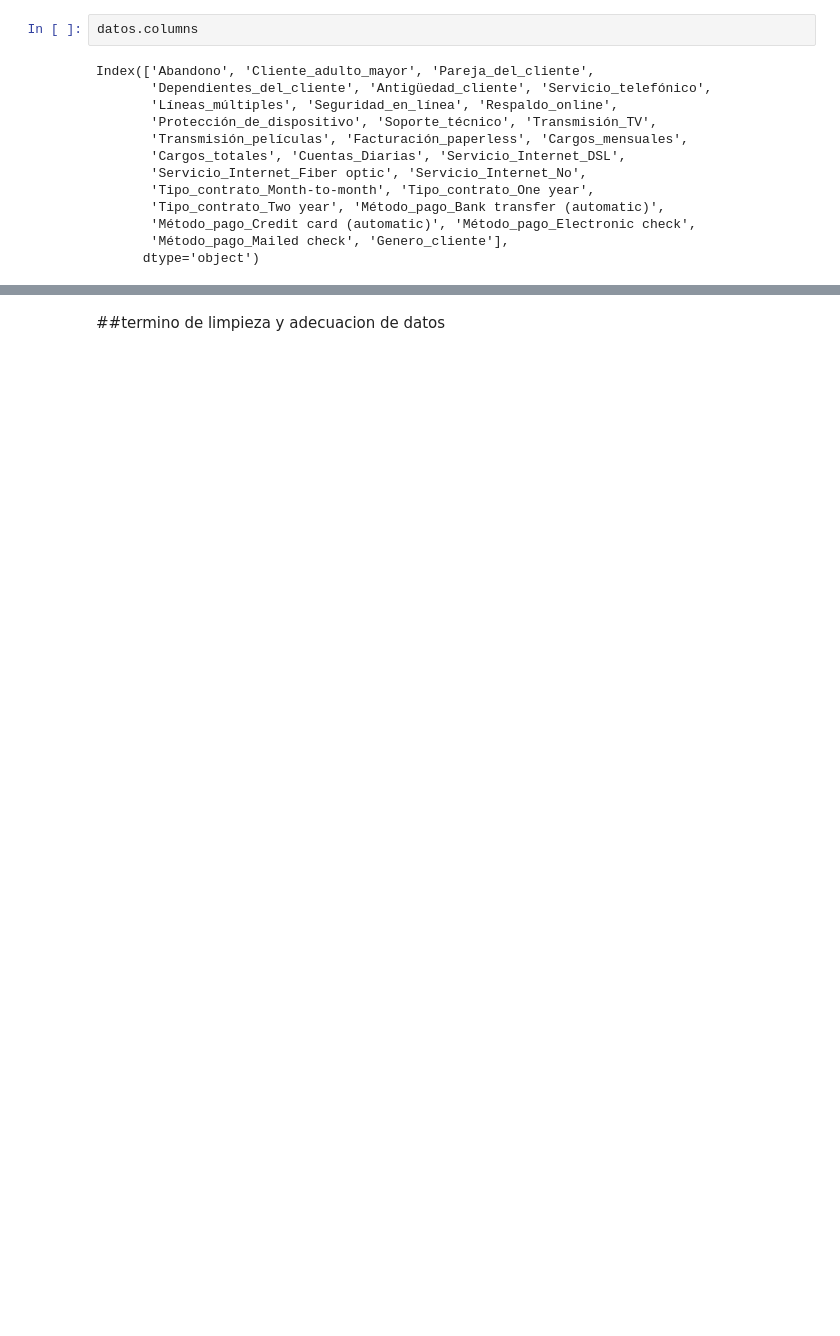
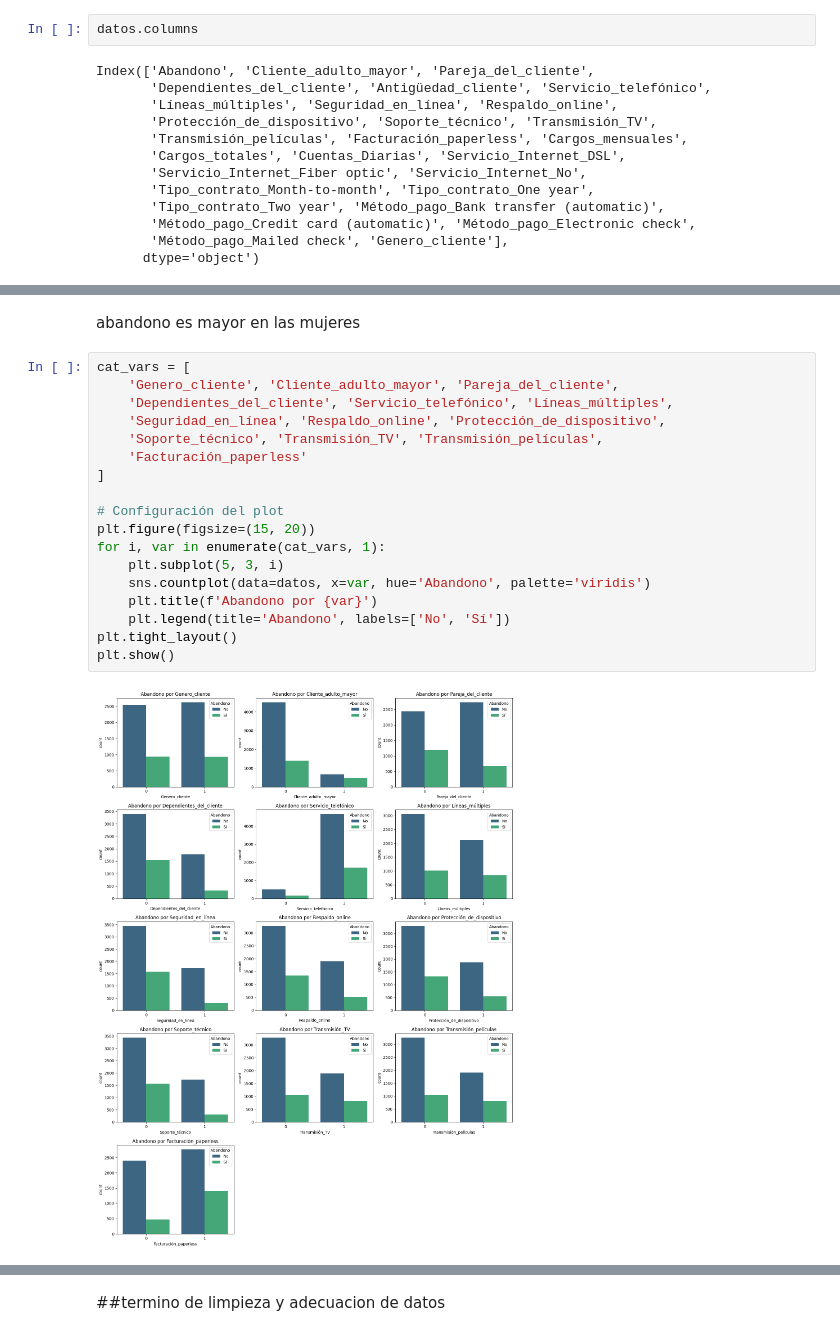
Before and after one commit to Brianbrowncoopman/telecom_X_2, a Jupyter notebook: Telecom_X_2.ipynb, the cells around one changed output, grey strips where cells are left out. Drawn from its saved outputs; the diff is of its cells as text; blank space fills up the shorter version.

```diff
--- a/Telecom_X_2.ipynb
+++ b/Telecom_X_2.ipynb
@@ -367,0 +436,22 @@ Name: count, dtype: int64
+# %% [markdown]
+abandono es mayor en las mujeres
+# %%
+cat_vars = [
+    'Genero_cliente', 'Cliente_adulto_mayor', 'Pareja_del_cliente',
+    'Dependientes_del_cliente', 'Servicio_telefónico', 'Líneas_múltiples',
+    'Seguridad_en_línea', 'Respaldo_online', 'Protección_de_dispositivo',
+    'Soporte_técnico', 'Transmisión_TV', 'Transmisión_películas',
+    'Facturación_paperless'
+]
+
+# Configuración del plot
+plt.figure(figsize=(15, 20))
+for i, var in enumerate(cat_vars, 1):
+    plt.subplot(5, 3, i)
+    sns.countplot(data=datos, x=var, hue='Abandono', palette='viridis')
+    plt.title(f'Abandono por {var}')
+    plt.legend(title='Abandono', labels=['No', 'Sí'])
+plt.tight_layout()
+plt.show()
+# %% [output]
+[figure, added]
```
Also changed, not shown: parts of 20 cells of this notebook.
